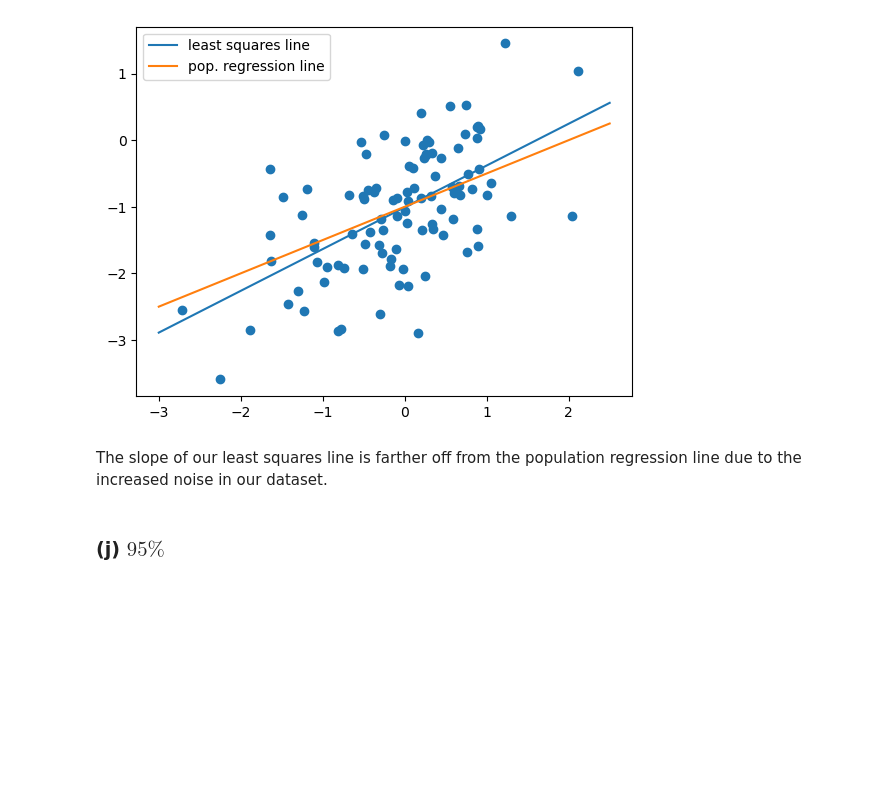
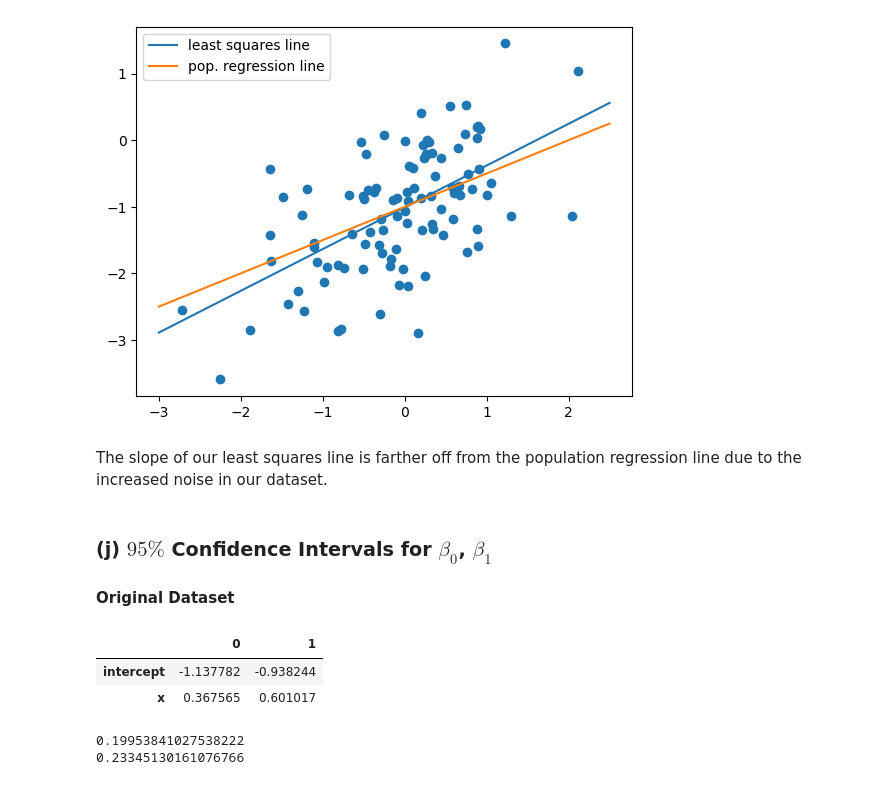
Before and after one commit to carmancater/an-introduction-to-statistical-learning-with-applications-in-python, a Jupyter notebook: Chapter 3 - Linear Regression/Ch 3 Ex 13.ipynb, the cells around one changed output. Cells and saved outputs as stored; diff of their text form; code cells hidden in the pictures; blank space fills up the shorter version.

```diff
--- a/Chapter 3 - Linear Regression/Ch 3 Ex 13.ipynb
+++ b/Chapter 3 - Linear Regression/Ch 3 Ex 13.ipynb
@@ -169,4 +169,18 @@ plt.legend()
 # %% [markdown]
 The slope of our least squares line is farther off from the population regression line due to the increased noise in our dataset.
 # %% [markdown]
-### (j) $95\%$
+### (j) $95\%$ Confidence Intervals for $\beta_0$, $\beta_1$
+# %% [markdown]
+**Original Dataset**
+# %%
+results.conf_int()
+# %% [output]
+|  | 0 | 1 |
+| intercept | -1.137782 | -0.938244 |
+| x | 0.367565 | 0.601017 |
+# %%
+print(np.abs(results.conf_int().iat[0,1] - results.conf_int().iat[0,0]))
+print(np.abs(results.conf_int().iat[1,1] - results.conf_int().iat[1,0]))
+# %% [output]
+0.19953841027538222
+0.23345130161076766
```
Also changed, not shown: parts of 7 cells of this notebook.
